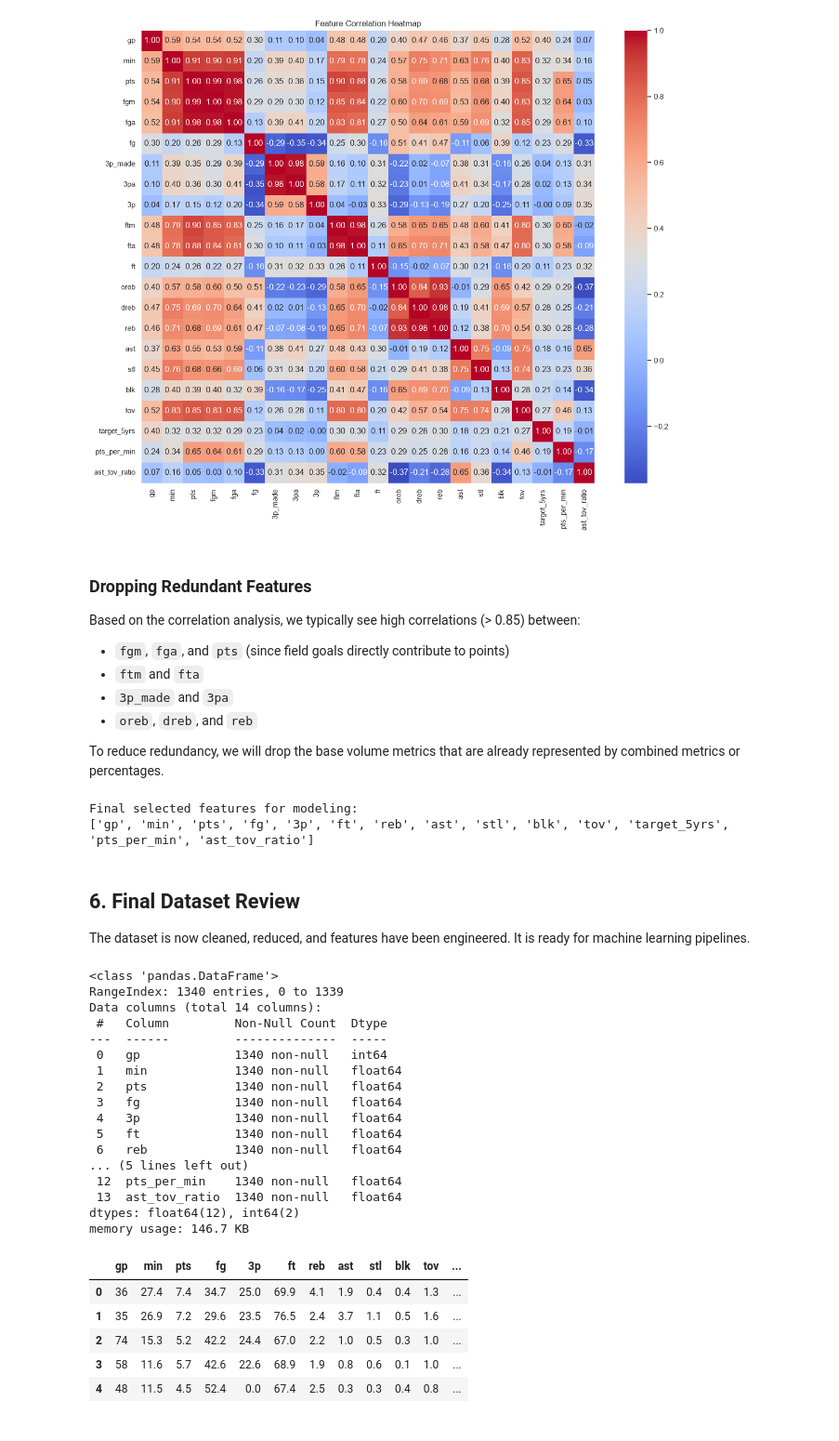
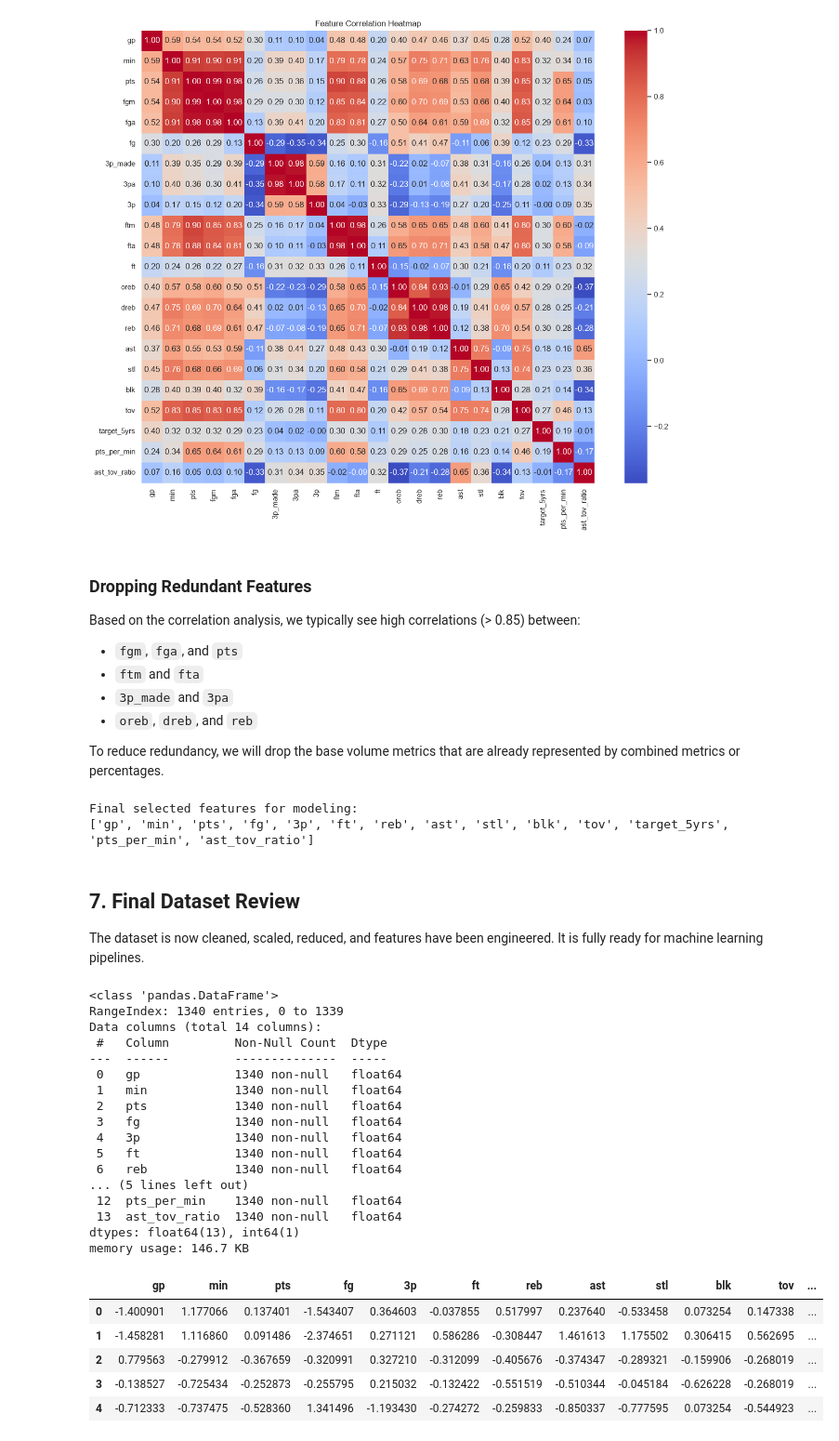
Before and after one commit to Deanthestallion/NBAAssignment, a Jupyter notebook: nba_feature_engineering.ipynb, the cells around one changed output. Shown at 93% size. Saved outputs shown, nothing was run; the diff lists cells and outputs as text; code cells hidden in the pictures.

Commit message:
Fix JSON formatting, add class balance chart, and scale features

```diff
--- a/nba_feature_engineering.ipynb
+++ b/nba_feature_engineering.ipynb
@@ -111,0 +106,12 @@ df_cleaned[['pts', 'min', 'pts_per_min', 'ast', 'tov', 'ast_tov_ratio']].head()
+# %%
+# Initialize StandardScaler
+scaler = StandardScaler()
+
+# Select features to scale (everything except target)
+features_to_scale = df_cleaned.columns.drop(target_col)
+
+# Apply scaling
+df_scaled = df_cleaned.copy()
+df_scaled[features_to_scale] = scaler.fit_transform(df_cleaned[features_to_scale])
+
+df_scaled.head()
@@ -126,7 +140,7 @@ plt.show()
 # %% [markdown]
 ### Dropping Redundant Features
 Based on the correlation analysis, we typically see high correlations (> 0.85) between:
-- `fgm`, `fga`, and `pts` (since field goals directly contribute to points)
+- `fgm`, `fga`, and `pts`
 - `ftm` and `fta`
 - `3p_made` and `3pa`
 - `oreb`, `dreb`, and `reb`
@@ -135,7 +149,7 @@ To reduce redundancy, we will drop the base volume metrics that are already repr
 # %%
 # Drop highly correlated redundant features
 redundant_cols = ['fgm', 'fga', 'ftm', 'fta', '3p_made', '3pa', 'oreb', 'dreb']
-df_final = df_cleaned.drop(columns=redundant_cols, errors='ignore')
+df_final = df_scaled.drop(columns=redundant_cols, errors='ignore')
 
 print("Final selected features for modeling:")
 print(df_final.columns.tolist())
@@ -143,32 +157,32 @@ print(df_final.columns.tolist())
 Final selected features for modeling:
 ['gp', 'min', 'pts', 'fg', '3p', 'ft', 'reb', 'ast', 'stl', 'blk', 'tov', 'target_5yrs', 'pts_per_min', 'ast_tov_ratio']
 # %% [markdown]
-## 6. Final Dataset Review
-The dataset is now cleaned, reduced, and features have been engineered. It is ready for machine learning pipelines.
+## 7. Final Dataset Review
+The dataset is now cleaned, scaled, reduced, and features have been engineered. It is fully ready for machine learning pipelines.
 # %%
 df_final.info()
-df_final.head()
+display(df_final.head())
 # %% [output]
 <class 'pandas.DataFrame'>
 RangeIndex: 1340 entries, 0 to 1339
 Data columns (total 14 columns):
  #   Column         Non-Null Count  Dtype
 ---  ------         --------------  -----
- 0   gp             1340 non-null   int64
+ 0   gp             1340 non-null   float64
  1   min            1340 non-null   float64
  2   pts            1340 non-null   float64
  3   fg             1340 non-null   float64
  4   3p             1340 non-null   float64
  5   ft             1340 non-null   float64
  6   reb            1340 non-null   float64
 ... (5 lines left out)
  12  pts_per_min    1340 non-null   float64
  13  ast_tov_ratio  1340 non-null   float64
-dtypes: float64(12), int64(2)
+dtypes: float64(13), int64(1)
 memory usage: 146.7 KB
 |  | gp | min | pts | fg | 3p | ft | reb | ast | stl | blk | tov | ... |
-| 0 | 36 | 27.4 | 7.4 | 34.7 | 25.0 | 69.9 | 4.1 | 1.9 | 0.4 | 0.4 | 1.3 | ... |
-| 1 | 35 | 26.9 | 7.2 | 29.6 | 23.5 | 76.5 | 2.4 | 3.7 | 1.1 | 0.5 | 1.6 | ... |
-| 2 | 74 | 15.3 | 5.2 | 42.2 | 24.4 | 67.0 | 2.2 | 1.0 | 0.5 | 0.3 | 1.0 | ... |
-| 3 | 58 | 11.6 | 5.7 | 42.6 | 22.6 | 68.9 | 1.9 | 0.8 | 0.6 | 0.1 | 1.0 | ... |
-| 4 | 48 | 11.5 | 4.5 | 52.4 | 0.0 | 67.4 | 2.5 | 0.3 | 0.3 | 0.4 | 0.8 | ... |
+| 0 | -1.400901 | 1.177066 | 0.137401 | -1.543407 | 0.364603 | -0.037855 | 0.517997 | 0.237640 | -0.533458 | 0.073254 | 0.147338 | ... |
+| 1 | -1.458281 | 1.116860 | 0.091486 | -2.374651 | 0.271121 | 0.586286 | -0.308447 | 1.461613 | 1.175502 | 0.306415 | 0.562695 | ... |
+| 2 | 0.779563 | -0.279912 | -0.367659 | -0.320991 | 0.327210 | -0.312099 | -0.405676 | -0.374347 | -0.289321 | -0.159906 | -0.268019 | ... |
+| 3 | -0.138527 | -0.725434 | -0.252873 | -0.255795 | 0.215032 | -0.132422 | -0.551519 | -0.510344 | -0.045184 | -0.626228 | -0.268019 | ... |
+| 4 | -0.712333 | -0.737475 | -0.528360 | 1.341496 | -1.193430 | -0.274272 | -0.259833 | -0.850337 | -0.777595 | 0.073254 | -0.544923 | ... |
```
Also changed, not shown: parts of 14 cells of this notebook, 1 other file.
